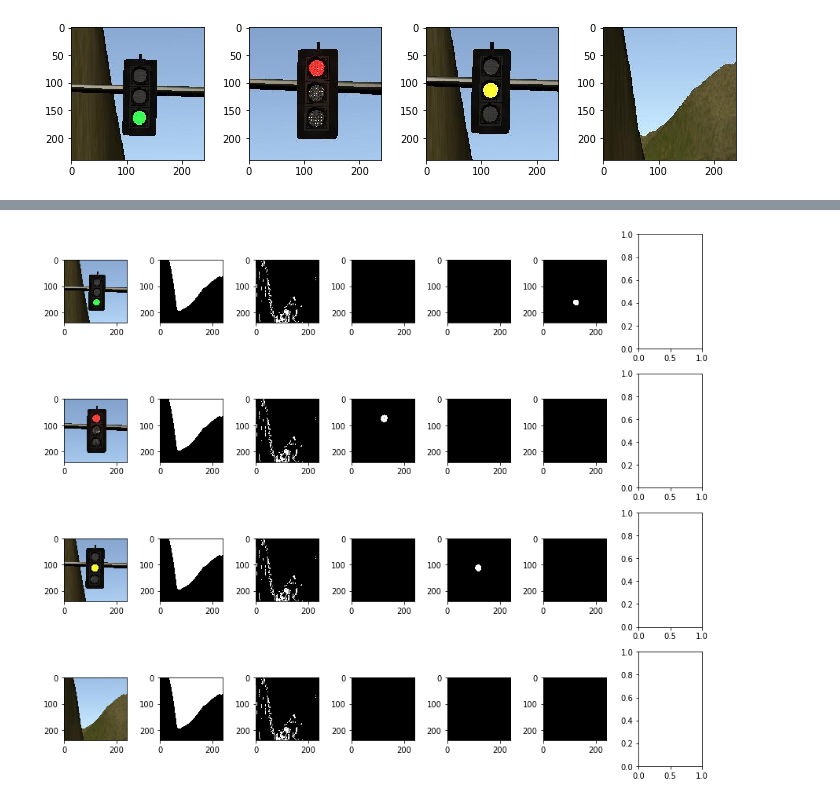
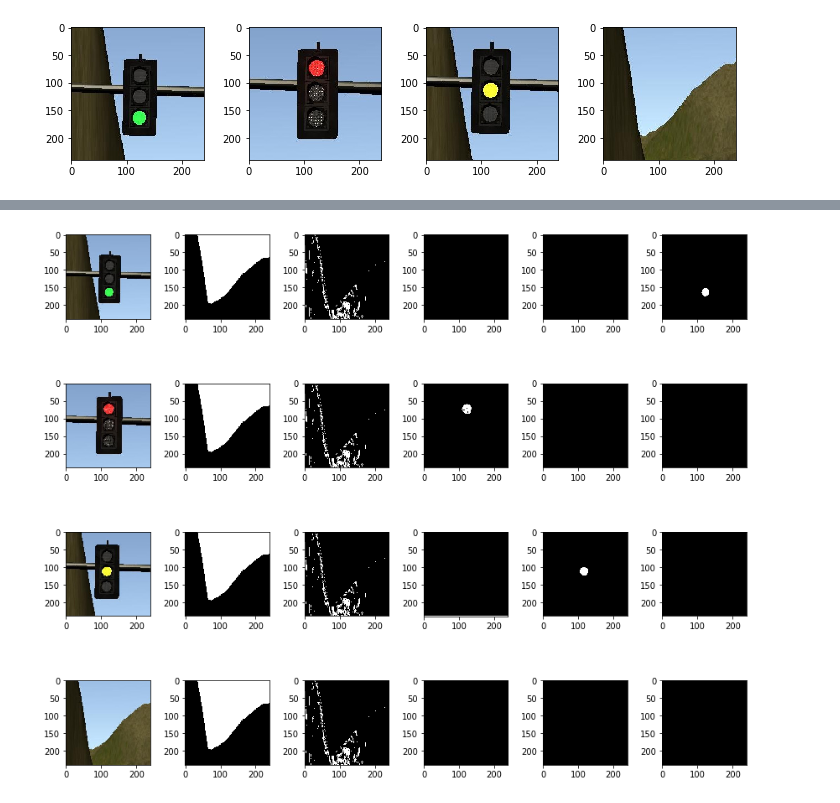
Before and after one commit to cazacov/traffic-light-classificator, a Jupyter notebook: classificator-opencv.ipynb, the cells around one changed output, grey strips where cells are left out. Cells and saved outputs as stored; diff of their text form; code cells hidden in the pictures.

```diff
--- a/classificator-opencv.ipynb
+++ b/classificator-opencv.ipynb
@@ -46,32 +54,32 @@ def get_green_mask(h_channel):
     return mask
 
 
 idx = 0
-f, ax = plt.subplots(4,7, figsize=(12, 10))
+f, ax = plt.subplots(4,6, figsize=(12, 10))
 f.tight_layout()
 
 for fname in images:
     img = cv2.imread(fname)
     ax[idx, 0].imshow(cv2.cvtColor(img, cv2.COLOR_BGR2RGB))
 
     hsv_img = cv2.cvtColor(img, cv2.COLOR_BGR2HSV)
     h = hsv_img[:,:,0]
     s = hsv_img[:,:,1]
     v = hsv_img[:,:,2]
 
     is_mask = get_is_mask(s,v)
     red_mask = get_red_mask(h)
     yellow_mask = get_yellow_mask(h)
     green_mask = get_green_mask(h)
 
     ax[idx, 1].imshow(intensity_mask,  cmap='gray')
     ax[idx, 2].imshow(saturation_mask,  cmap='gray')
     ax[idx, 3].imshow(red_mask & is_mask,  cmap='gray')
     ax[idx, 4].imshow(yellow_mask & is_mask,  cmap='gray')
     ax[idx, 5].imshow(green_mask & is_mask,  cmap='gray')
 
     idx += 1
 
 plt.show()
 # %% [output]
-[figure, old version]
+[figure, new version]
```
Also changed, not shown: parts of 4 cells of this notebook, 1 other file.
